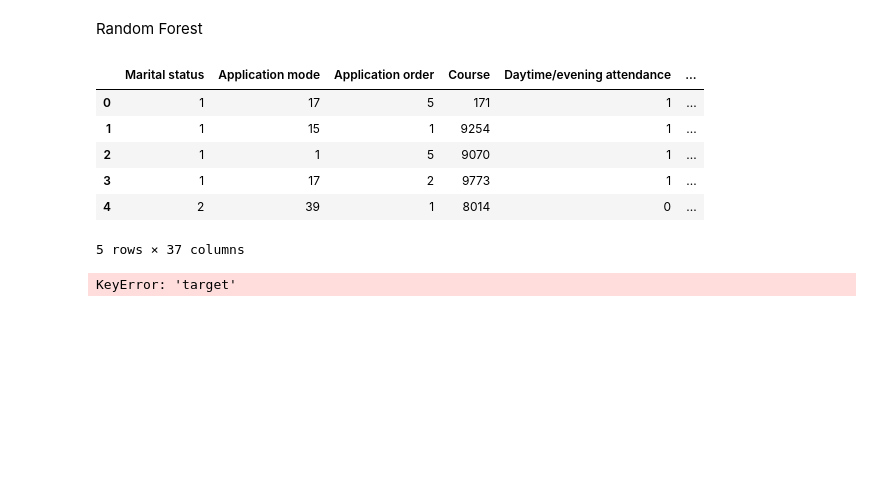
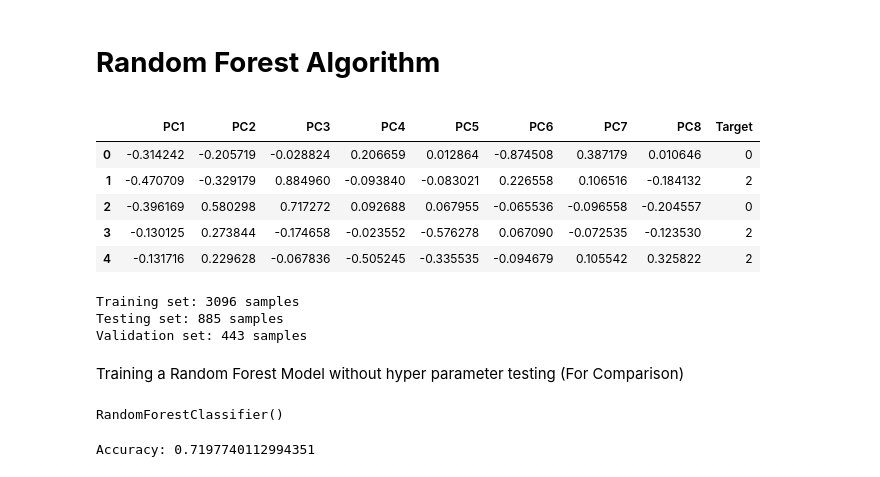
Before and after one commit to MSC-DS-Y1/Applied-Machine-Learning-Project, a Jupyter notebook: src/models/gianluca/main.ipynb, the cells around one changed output. Saved outputs shown, nothing was run; the diff lists cells and outputs as text; code cells hidden in the pictures; blank space fills up the shorter version.

Commit message:
Trained model

```diff
--- a/src/models/gianluca/main.ipynb
+++ b/src/models/gianluca/main.ipynb
@@ -1,5 +1,5 @@
-# %% [markdown]
-Random Forest
+# %% [markdown]
+<strong><h1>Random Forest Algorithm</h1></strong>
 # %%
 # Data Processing
 import pandas as pd
@@ -18,18 +21,43 @@ import graphviz
 # %%
-data = pd.read_csv('../../dataset/cleaned_dataset.csv', sep=',')
+data = pd.read_csv('../../models/gianluca/DATA_PCA.csv', sep=',')
+data['Target'] = data['Target'].map({'Dropout':0,'Enrolled':1,'Graduate':2})
 data.head()
 # %% [output]
-|  | Marital status | Application mode | Application order | Course | Daytime/evening attendance | ... |
-| 0 | 1 | 17 | 5 | 171 | 1 | ... |
-| 1 | 1 | 15 | 1 | 9254 | 1 | ... |
-| 2 | 1 | 1 | 5 | 9070 | 1 | ... |
-| 3 | 1 | 17 | 2 | 9773 | 1 | ... |
-| 4 | 2 | 39 | 1 | 8014 | 0 | ... |
+|  | PC1 | PC2 | PC3 | PC4 | PC5 | PC6 | PC7 | PC8 | Target |
+| 0 | -0.314242 | -0.205719 | -0.028824 | 0.206659 | 0.012864 | -0.874508 | 0.387179 | 0.010646 | 0 |
+| 1 | -0.470709 | -0.329179 | 0.884960 | -0.093840 | -0.083021 | 0.226558 | 0.106516 | -0.184132 | 2 |
+| 2 | -0.396169 | 0.580298 | 0.717272 | 0.092688 | 0.067955 | -0.065536 | -0.096558 | -0.204557 | 0 |
+| 3 | -0.130125 | 0.273844 | -0.174658 | -0.023552 | -0.576278 | 0.067090 | -0.072535 | -0.123530 | 2 |
+| 4 | -0.131716 | 0.229628 | -0.067836 | -0.505245 | -0.335535 | -0.094679 | 0.105542 | 0.325822 | 2 |
-5 rows × 37 columns
-# %%
-dataWithoutTarget = data.drop('Target', axis=1)
-target = data['Target']
-
-X_train, X_test, y_train, y_test = train_test_split(dataWithoutTarget, target, test_size=0.2)
-# %% [output]
-KeyError: 'target'
+# %%
+X_dataWithoutTarget = data.drop('Target', axis=1)
+Y_target = data['Target']
+
+
+#Split dataset into 70% training and 30% (testing + validation)
+X_train, X_testval, y_train, y_testval = train_test_split(X_dataWithoutTarget, Y_target, test_size=0.3, random_state=42)
+
+#Split the remaining 30% into 20% testing and 10% validation
+X_test, X_val, y_test, y_val = train_test_split(X_testval, y_testval, test_size=1/3, random_state=42)
+
+#Check the resulting sizes
+print(f"Training set: {len(X_train)} samples")
+print(f"Testing set: {len(X_test)} samples")
+print(f"Validation set: {len(X_val)} samples")
+# %% [output]
+Training set: 3096 samples
+Testing set: 885 samples
+Validation set: 443 samples
+# %% [markdown]
+Training a Random Forest Model without hyper parameter testing (For Comparison)
+# %%
+rf = RandomForestClassifier()
+rf.fit(X_train, y_train)
+# %% [output]
+RandomForestClassifier()
+# %%
+y_pred = rf.predict(X_test)
+accuracy = accuracy_score(y_test, y_pred)
+print("Accuracy:", accuracy)
+# %% [output]
+Accuracy: 0.7197740112994351
```
Also changed, not shown: parts of 7 cells of this notebook, 2 other files.
